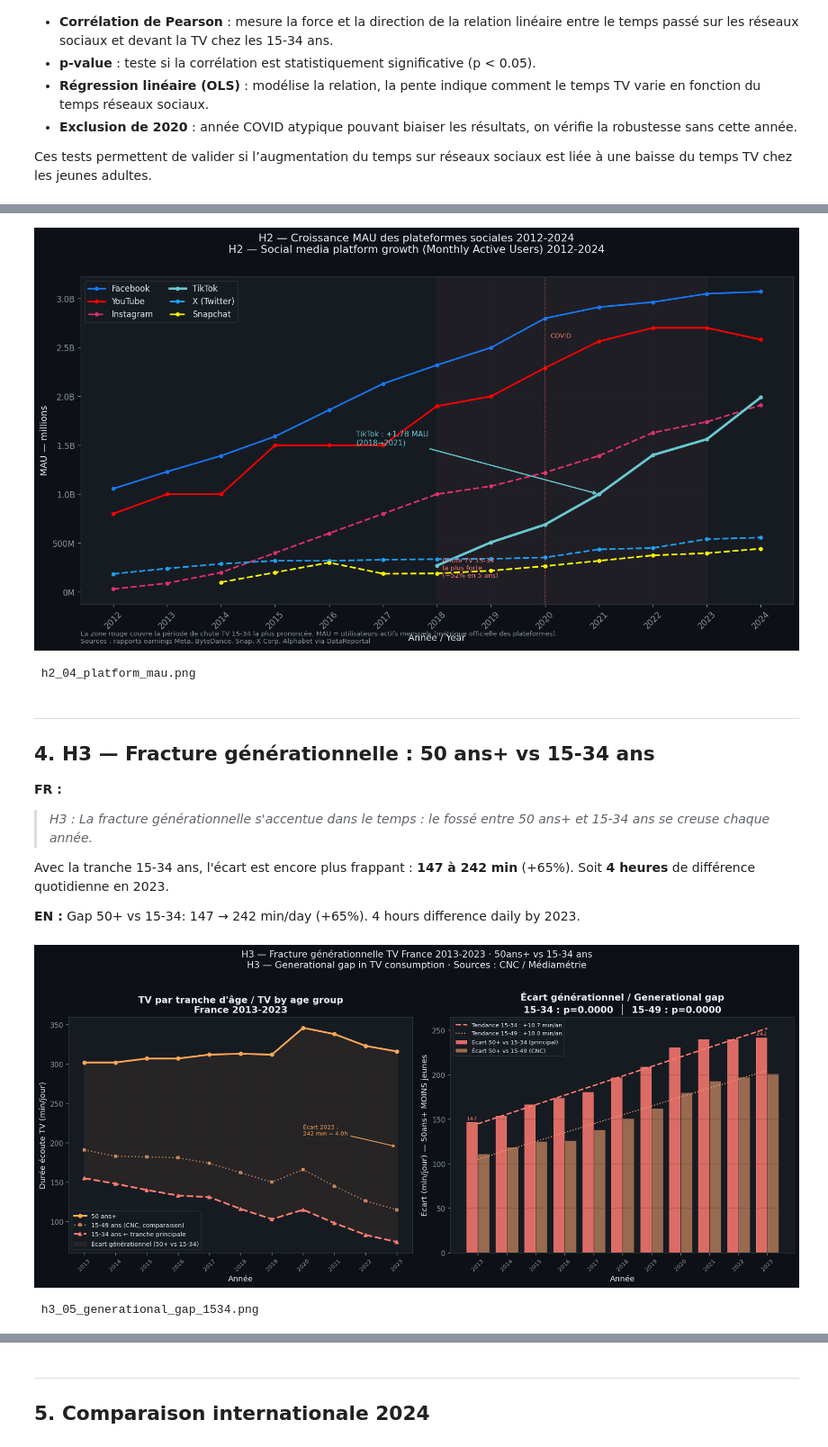
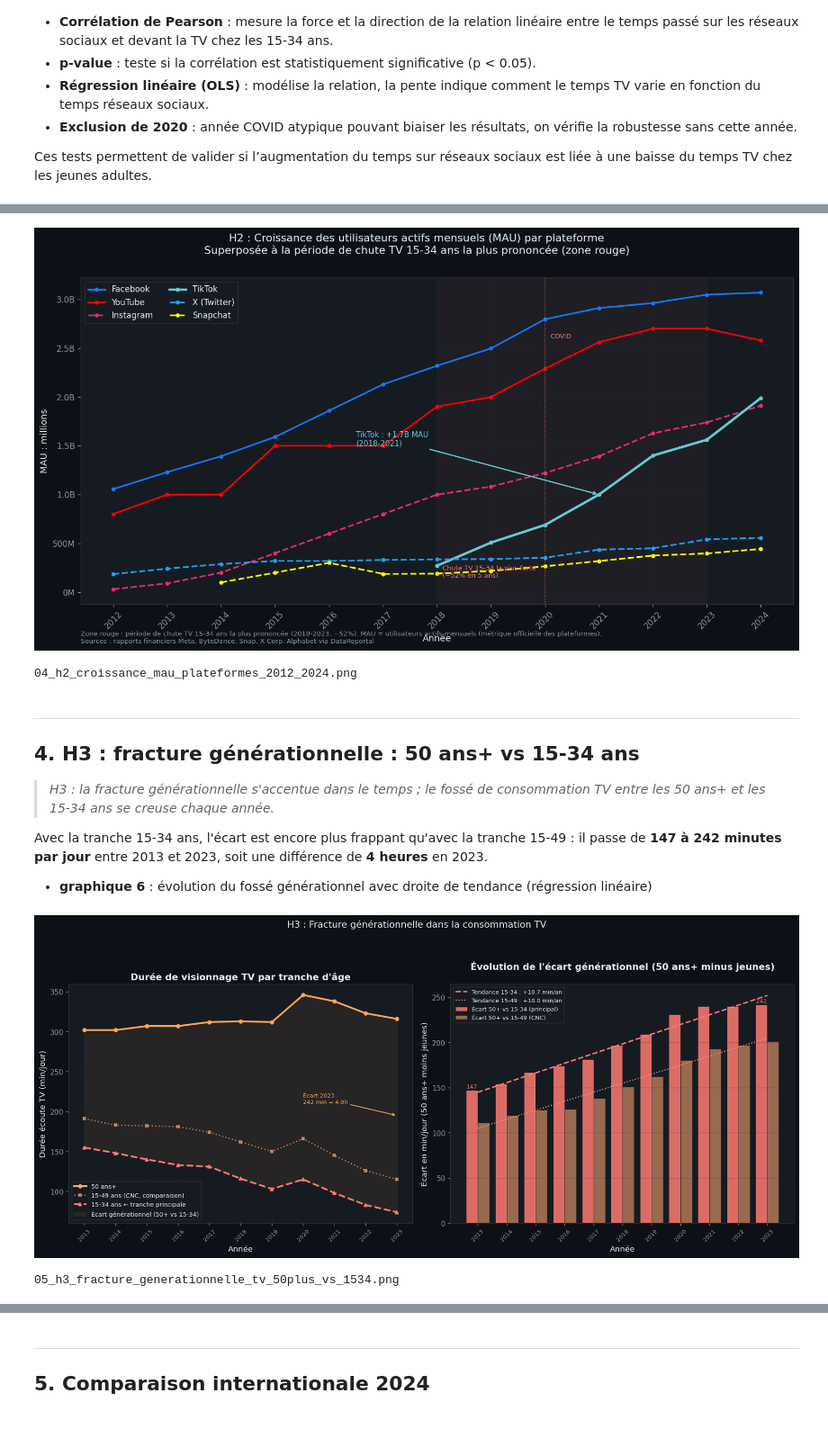
Before and after one commit to InesAjd92/social-media-vs-traditional-media, a Jupyter notebook: 03_notebooks/02_eda_exploratory.ipynb, the cells around one changed output, grey strips where cells are left out. Shown at 90% size. Saved outputs shown, nothing was run; the diff lists cells and outputs as text; code cells hidden in the pictures.

```diff
--- a/03_notebooks/02_eda_exploratory.ipynb
+++ b/03_notebooks/02_eda_exploratory.ipynb
@@ -555,5 +549,6 @@ print(' h1_03_scatter_1534.png')
 # %%
-# ── G5 : MAU plateformes 2012-2024 ───────────────────────────────────────────
+# -- Graphique 5 : croissance MAU des plateformes sociales (2012-2024) ----------
+# Superposition avec la zone de chute TV 15-34 ans la plus prononcée (2018-2023)
 
 PLAT_COLORS = {'Facebook':'#1877f2','YouTube':'#ff0000','Instagram':'#e1306c',
                'TikTok':'#69c9d0','X (Twitter)':'#1da1f2','Snapchat':'#fffc00'}
@@ -569,16 +564,16 @@ for plat in ['Facebook','YouTube','Instagram','TikTok','X (Twitter)','Snapchat']
 
 # Zone de chute TV 15-34 la plus forte
 ax.axvspan(2018, 2023, alpha=0.04, color=C_TV_1534)
-ax.text(2018.1, 150, 'Chute TV 15-34\nla plus forte\n(−52% en 5 ans)', color=C_TV_1534, fontsize=8)
-ax.annotate('TikTok : +1.7B MAU\n(2018→2021)',
+ax.text(2018.1, 150, 'Chute TV 15-34 la plus forte\n(−52% en 5 ans)', color=C_TV_1534, fontsize=8)
+ax.annotate('TikTok : +1.7B MAU\n(2018-2021)',
             xy=(2021,1000), xytext=(2016.5,1500),
             arrowprops=dict(arrowstyle='->', color='#69c9d0', lw=1.5),
             color='#69c9d0', fontsize=9)
 ax.axvline(x=2020, color=C_ACCENT, lw=1, ls=':', alpha=0.7)
 ax.text(2020.1, 2600, 'COVID', color=C_ACCENT, fontsize=8)
 
-ax.set_xlabel('Année / Year')
-ax.set_ylabel('MAU — millions')
+ax.set_xlabel('Année')
+ax.set_ylabel('MAU : millions')
 ax.yaxis.set_major_formatter(mticker.FuncFormatter(
     lambda x,_: f'{x/1000:.1f}B' if x>=1000 else f'{int(x)}M'))
 ax.set_xticks(range(2012,2025))
@@ -587,37 +582,37 @@ ax.legend(loc='upper left', ncol=2)
 ax.grid(alpha=0.25)
 
 fig.suptitle(
-    'H2 — Croissance MAU des plateformes sociales 2012-2024\n'
-    'H2 — Social media platform growth (Monthly Active Users) 2012-2024',
+    'H2 : Croissance des utilisateurs actifs mensuels (MAU) par plateforme\n'
+    'Superposée à la période de chute TV 15-34 ans la plus prononcée (zone rouge)',
     fontsize=13, y=1.01
 )
 ax.text(0, -0.12,
-    'La zone rouge couvre la période de chute TV 15-34 la plus prononcée. '
+    'Zone rouge : période de chute TV 15-34 ans la plus prononcée (2018-2023, −52%). '
     'MAU = utilisateurs actifs mensuels (métrique officielle des plateformes).\n'
-    'Sources : rapports earnings Meta, ByteDance, Snap, X Corp, Alphabet via DataReportal',
+    'Sources : rapports financiers Meta, ByteDance, Snap, X Corp, Alphabet via DataReportal',
     transform=ax.transAxes, fontsize=8, color=FG_MUTED)
 
 plt.tight_layout()
-plt.savefig(os.path.join(GRAPHS_DIR, 'h2_04_platform_mau.png'))
+plt.savefig(os.path.join(GRAPHS_DIR, '04_h2_croissance_mau_plateformes_2012_2024.png'))
 plt.show()
-print(' h2_04_platform_mau.png')
+print('04_h2_croissance_mau_plateformes_2012_2024.png')
 # %% [output]
-[figure, old version]
+[figure, new version]
- h2_04_platform_mau.png
+04_h2_croissance_mau_plateformes_2012_2024.png
 # %% [markdown]
 ---
-## 4. H3 — Fracture générationnelle : 50 ans+ vs 15-34 ans
+## 4. H3 : fracture générationnelle : 50 ans+ vs 15-34 ans
 
-**FR :**
-> *H3 : La fracture générationnelle s'accentue dans le temps :
-> le fossé entre 50 ans+ et 15-34 ans se creuse chaque année.*
+> *H3 : la fracture générationnelle s'accentue dans le temps ;
+> le fossé de consommation TV entre les 50 ans+ et les 15-34 ans se creuse chaque année.*
 
-Avec la tranche 15-34 ans, l'écart est encore plus frappant : **147 à 242 min** (+65%).
-Soit **4 heures** de différence quotidienne en 2023.
+Avec la tranche 15-34 ans, l'écart est encore plus frappant qu'avec la tranche 15-49 :
+il passe de **147 à 242 minutes par jour** entre 2013 et 2023, soit une différence
+de **4 heures** en 2023.
 
-**EN :** Gap 50+ vs 15-34: 147 → 242 min/day (+65%). 4 hours difference daily by 2023.
+- **graphique 6** : évolution du fossé générationnel avec droite de tendance (régression linéaire)
 # %%
-# ── G6 : Fracture générationnelle 50+ vs 15-34 ans ───────────────────────────
+# -- Graphique 6 : fracture générationnelle TV 50 ans+ vs 15-34 ans (2013-2023) -
 
 df_gap = df_tv_cons.dropna(subset=['gap_50plus_vs_1534','gap_50plus_vs_1549']).copy()
 s_1534, i_1534, r_1534, p_1534, _ = stats.linregress(df_gap['year'], df_gap['gap_50plus_vs_1534'])
@@ -647,7 +642,7 @@ ax1.annotate(f"Écart 2023 :\n{int(last['gap_50plus_vs_1534'])} min = {last['gap
 
 ax1.set_xlabel('Année')
 ax1.set_ylabel('Durée écoute TV (min/jour)')
-ax1.set_title('TV par tranche d\'âge / TV by age group\nFrance 2013-2023')
+ax1.set_title('Durée de visionnage TV par tranche d\'âge')
 ax1.legend(fontsize=8.5)
 ax1.grid(alpha=0.25)
 ax1.set_xticks(df_plot['year'])
@@ -657,42 +652,40 @@ ax1.set_xticklabels(df_plot['year'], rotation=45, fontsize=8)
 x_t = np.array(df_gap['year'])
 ax2.bar(x_t - 0.2, df_gap['gap_50plus_vs_1534'], width=0.4,
         color=C_TV_1534, alpha=0.85, edgecolor=BG_DARK, lw=0.5, label='Écart 50+ vs 15-34 (principal)')
 ax2.bar(x_t + 0.2, df_gap['gap_50plus_vs_1549'], width=0.4,
         color=C_TV_1549, alpha=0.6, edgecolor=BG_DARK, lw=0.5, label='Écart 50+ vs 15-49 (CNC)')
 
 # Droites de tendance
 ax2.plot(x_t, s_1534*x_t+i_1534, color=C_TV_1534, lw=2, ls='--',
          label=f'Tendance 15-34 : +{s_1534:.1f} min/an')
 ax2.plot(x_t, s_1549*x_t+i_1549, color=C_TV_1549, lw=1.5, ls=':',
          label=f'Tendance 15-49 : +{s_1549:.1f} min/an')
 
 # Valeurs clés 2013 et 2023
 for yr in [2013, 2023]:
     row = df_gap[df_gap['year']==yr].iloc[0]
     ax2.text(yr-0.2, row['gap_50plus_vs_1534']+2, f"{int(row['gap_50plus_vs_1534'])}",
              ha='center', fontsize=8, color=C_TV_1534)
 
 ax2.set_xlabel('Année')
-ax2.set_ylabel('Écart (min/jour) — 50ans+ MOINS jeunes')
-ax2.set_title(f'Écart générationnel / Generational gap\n'
-              f'15-34 : p={p_1534:.4f}  │  15-49 : p={p_1549:.4f}')
+ax2.set_ylabel('Écart en min/jour (50 ans+ moins jeunes)')
+ax2.set_title(f'Évolution de l\'écart générationnel (50 ans+ minus jeunes)\n')
 ax2.legend(fontsize=8)
 ax2.grid(alpha=0.25, axis='y')
 ax2.set_xticks(x_t)
 ax2.set_xticklabels(x_t.astype(int), rotation=45, fontsize=8)
 
 fig.suptitle(
-    'H3 — Fracture générationnelle TV France 2013-2023 · 50ans+ vs 15-34 ans\n'
-    'H3 — Generational gap in TV consumption · Sources : CNC / Médiamétrie',
+    'H3 : Fracture générationnelle dans la consommation TV\n',
     fontsize=13, y=1.02
 )
 plt.tight_layout()
-plt.savefig(os.path.join(GRAPHS_DIR, 'h3_05_generational_gap_1534.png'))
+plt.savefig(os.path.join(GRAPHS_DIR, '05_h3_fracture_generationnelle_tv_50plus_vs_1534.png'))
 plt.show()
-print(' h3_05_generational_gap_1534.png')
+print('05_h3_fracture_generationnelle_tv_50plus_vs_1534.png')
 # %% [output]
-[figure, old version]
+[figure, new version]
- h3_05_generational_gap_1534.png
+05_h3_fracture_generationnelle_tv_50plus_vs_1534.png
 # %%
 # ── Test statistique H3 ───────────────────────────────────────────────────────
 
```
Also changed, not shown: parts of 13 cells of this notebook, 10 other files.
